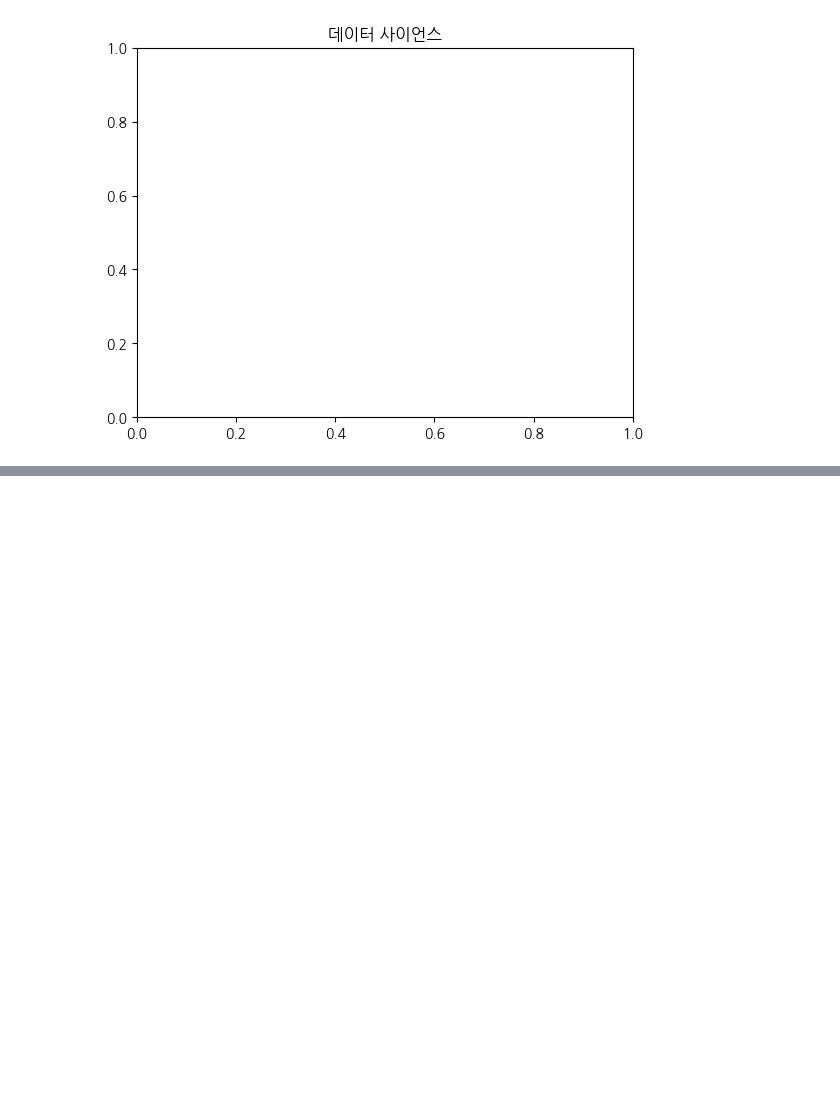
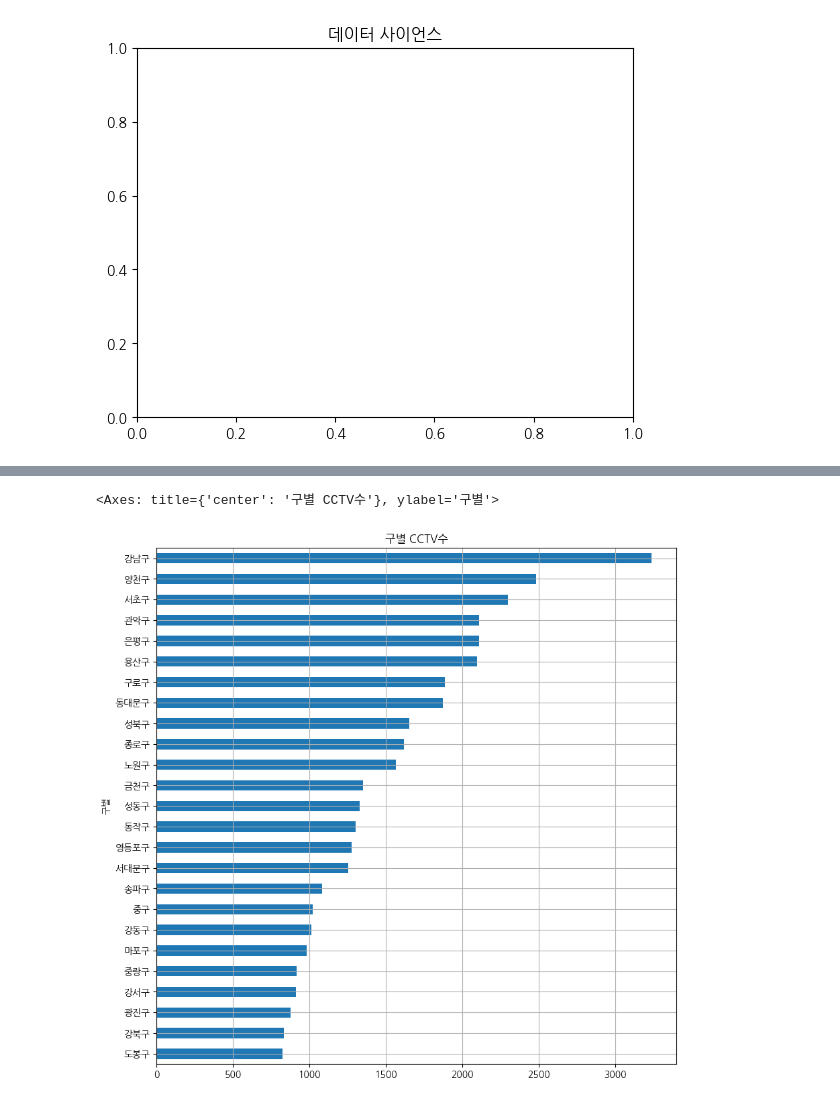
Before and after one commit to kimhwidam/zerobase_EDA, a Jupyter notebook: Day_1.ipynb, the cells around one changed output, grey strips where cells are left out. Drawn from its saved outputs; the diff is of its cells as text; code cells hidden in the pictures; blank space fills up the shorter version.

```diff
--- a/Day_1.ipynb
+++ b/Day_1.ipynb
@@ -41,0 +738,8 @@ Text(0.5, 1.0, '데이터 사이언스')
+# %%
+# CCTV 개수를 정렬한 다음 시각화
+# grid는 구간별 선 표시, title은 그래프 제목 표시
+# CCTV가 가장 많은 구는 강남구, 가장 적은 구는 도봉구
+total_data['CCTV 소계'].sort_values().plot(title='구별 CCTV수', grid=True, kind='barh', figsize=(10,10))
+# %% [output]
+<Axes: title={'center': '구별 CCTV수'}, ylabel='구별'>
+[figure, added]
```
Also changed, not shown: parts of 68 cells of this notebook.
